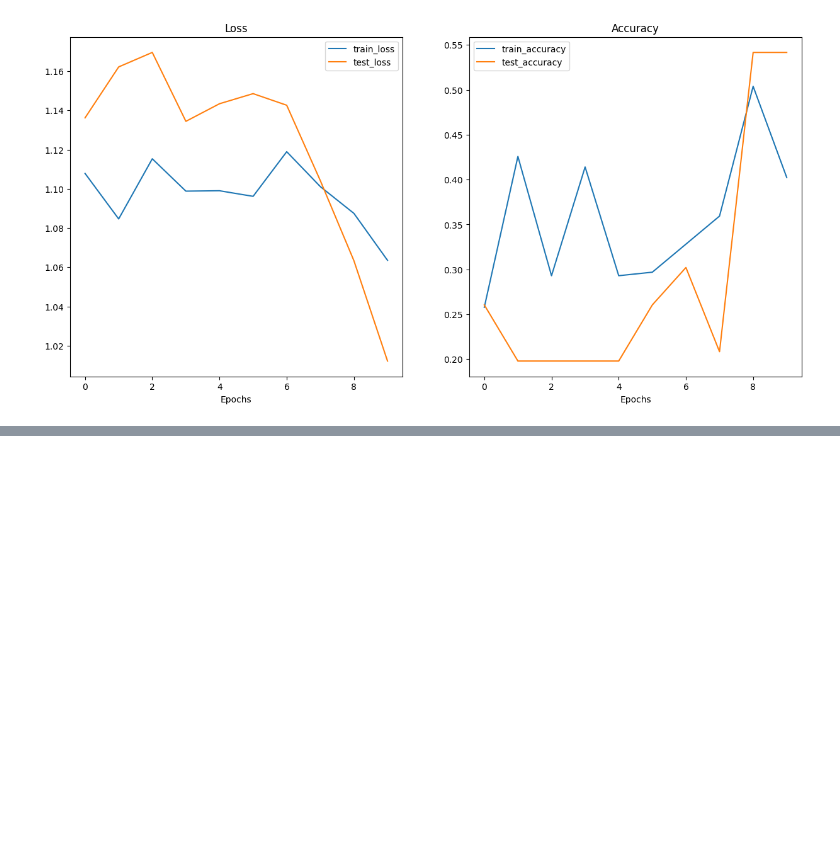
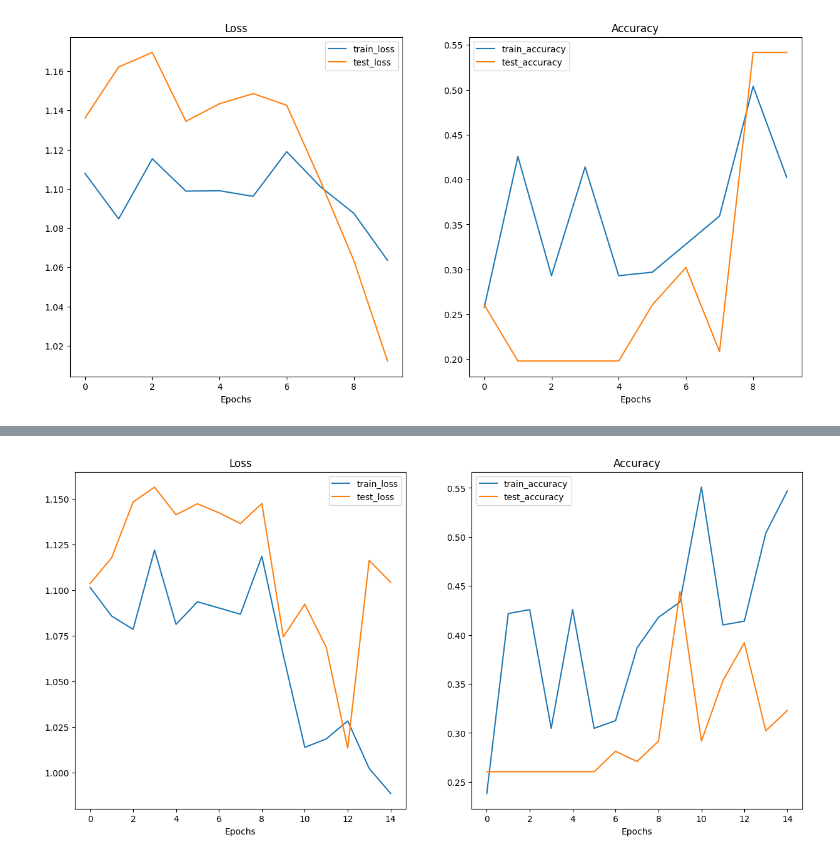
Before and after one commit to deriiinjv/pytorch-ml-experiments, a Jupyter notebook: customdataset.ipynb, the cells around one changed output, grey strips where cells are left out. Saved outputs shown, nothing was run; the diff lists cells and outputs as text; code cells hidden in the pictures; blank space fills up the shorter version.

Commit message:
Introduce model_1 with comparison and inference

```diff
--- a/customdataset.ipynb
+++ b/customdataset.ipynb
@@ -587,0 +601,4 @@ plot_loss_curves(model_0_results)
+# %%
+train_data_aug=datasets.ImageFolder(train_dir,transform=train_transform_trag)
+test_data_aug=datasets.ImageFolder(test_dir,transform=test_transform)
+train_data_aug,test_data_aug
@@ -587,0 +623,8 @@ plot_loss_curves(model_0_results)
+# %%
+import os
+BATCH_SIZE=32
+NUM_WORKERS=os.cpu_count()
+torch.manual_seed(42)
+train_dataloader_aug=DataLoader(train_data_aug,batch_size=BATCH_SIZE,shuffle=True,num_workers=NUM_WORKERS)
+test_dataloader_aug=DataLoader(test_data_aug,batch_size=BATCH_SIZE,shuffle=False,num_workers=NUM_WORKERS)
+train_dataloader_aug,test_dataloader_aug
@@ -587,0 +634,7 @@ plot_loss_curves(model_0_results)
+# %%
+torch.manual_seed(42)
+model_1=TinyVGG(
+    input_shape=3,
+    hidden_units=10,
+    output_shape=len(train_data_aug.classes)).to(device)
+model_1
@@ -587,0 +662,13 @@ plot_loss_curves(model_0_results)
+# %%
+torch.manual_seed(42)
+torch.cuda.manual_seed(42)
+NUM_EPOCHS=15
+loss_fn=nn.CrossEntropyLoss()
+optimizer=torch.optim.Adam(params=model_1.parameters(),lr=0.001)
+from timeit import default_timer as timer
+start_time=timer()
+model_1_results=train(model=model_1,train_dataloader=train_dataloader_aug,
+                      test_dataloader=test_dataloader_aug,
+                      optimizer=optimizer,loss_fn=loss_fn,epochs=NUM_EPOCHS)
+end_time=timer()
+print(f"Total Train Time:{end_time-start_time:.3f}seconds")
@@ -587,0 +692,4 @@ plot_loss_curves(model_0_results)
+# %%
+plot_loss_curves(model_1_results)
+# %% [output]
+[figure, added]
```
Also changed, not shown: parts of 13 cells of this notebook.
